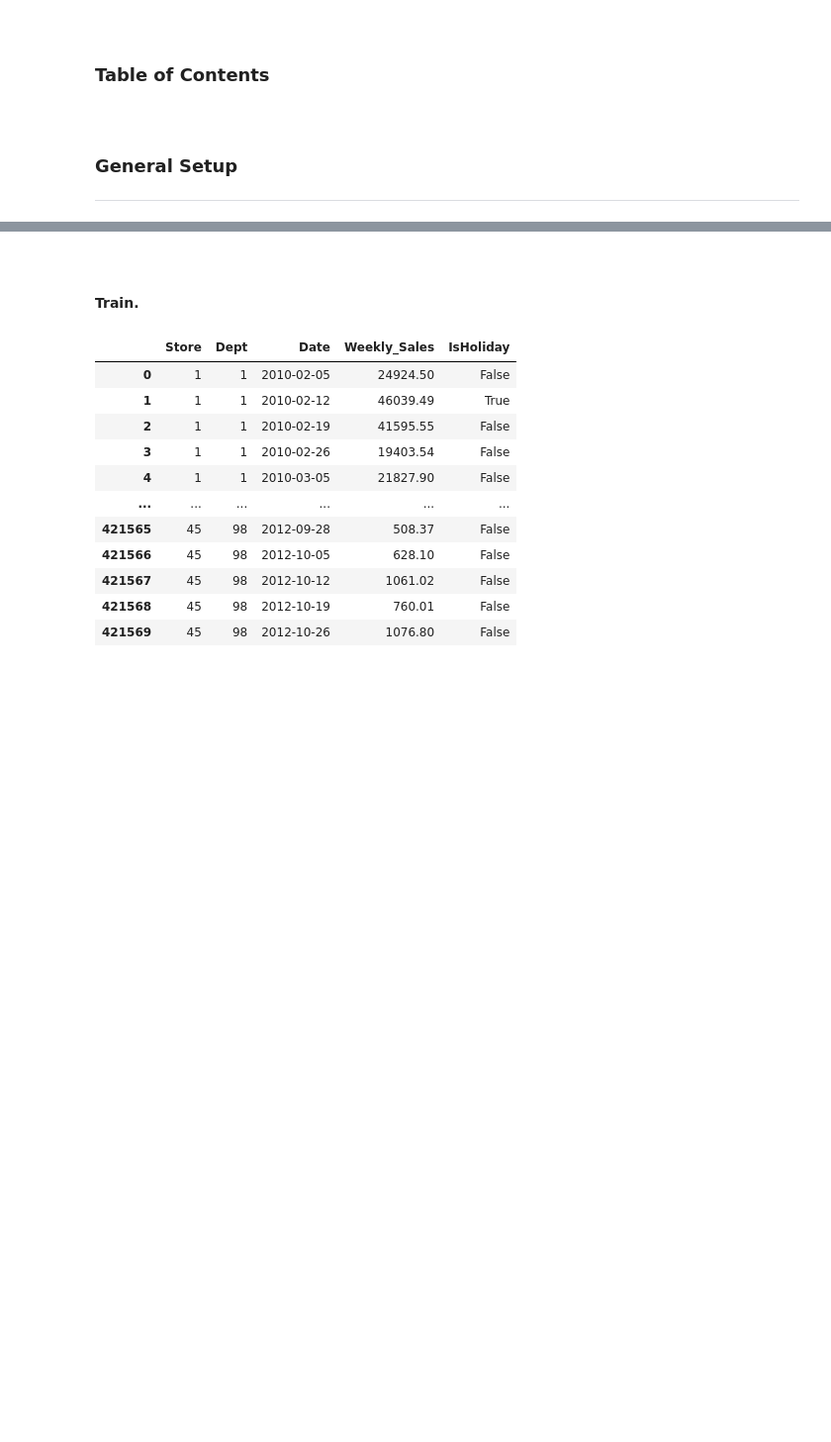
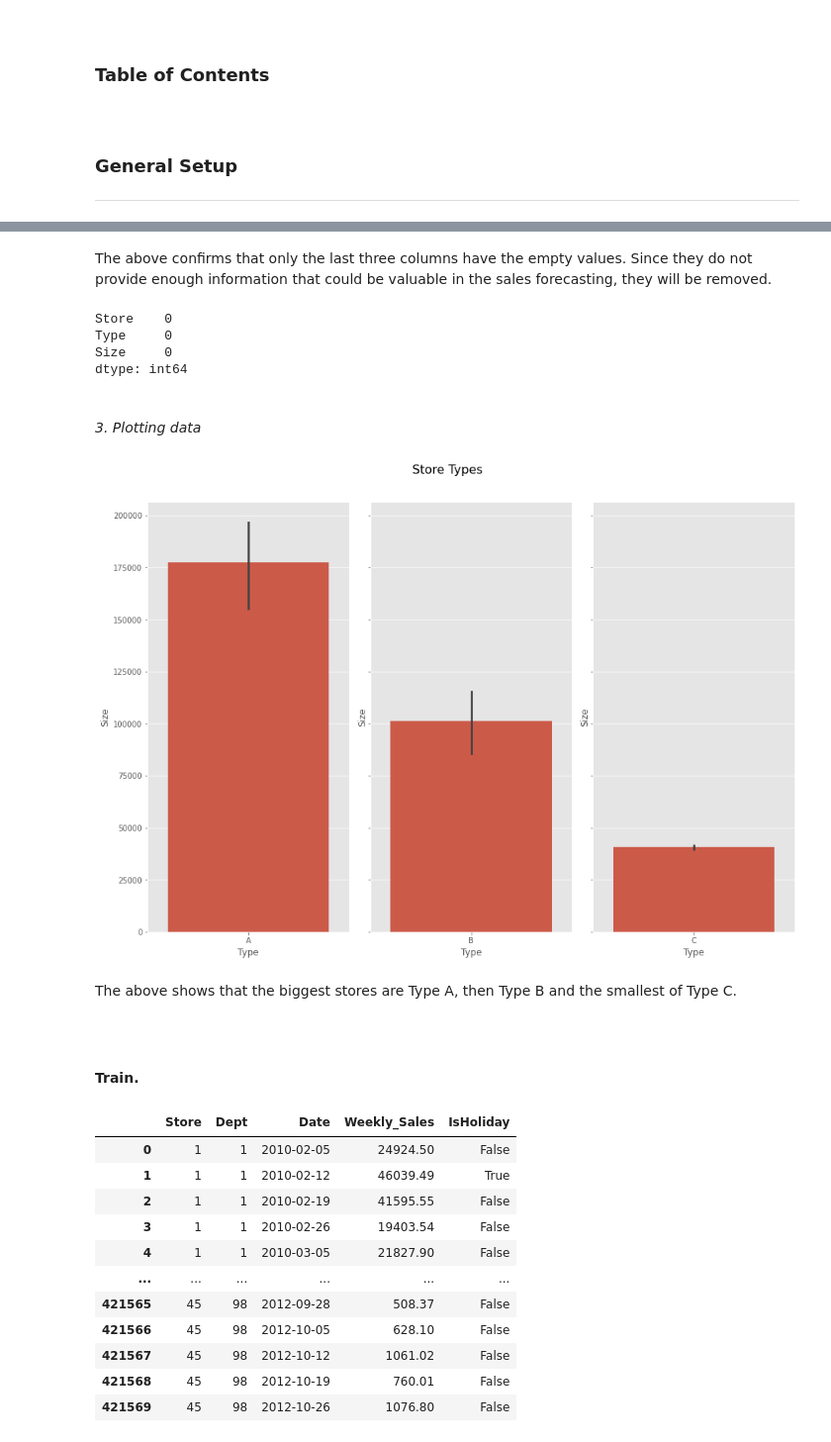
Before and after one commit to olgarozhdestvina/Sales-Forecasting, a Jupyter notebook: Sales Forecasting using Walmart Dataset.ipynb, the cells around one changed output, grey strips where cells are left out. Shown: that part at 99% size. Cells and saved outputs as stored; diff of their text form; code cells hidden in the pictures; blank space fills up the shorter version.

```diff
--- a/Sales Forecasting using Walmart Dataset.ipynb
+++ b/Sales Forecasting using Walmart Dataset.ipynb
@@ -77,3 +101,44 @@ The stores file consist of information about 45 stores, including the type and s
+# %% [markdown]
+The above confirms that only the last three columns have the empty values. Since they do not provide enough information that could be valuable in the sales forecasting, they will be removed.
+# %%
+# Remove columns with empty values.
+cleaned_stores = stores.drop(['Store A','Store B','Store C'], axis=1)
+
+# Check for empty values again.
+cleaned_stores.isnull().sum()
+# %% [output]
+Store    0
+Type     0
+Size     0
+dtype: int64
+# %% [markdown]
+<br>
+
+_3. Plotting data_
+# %%
+# Separate the stores by Type:
+A = cleaned_stores.loc[cleaned_stores.loc[:, 'Type'] == 'A']
+B = cleaned_stores.loc[cleaned_stores.loc[:, 'Type'] == 'B']
+C = cleaned_stores.loc[cleaned_stores.loc[:, 'Type'] == 'C']
+# %%
+# Create 1x3 subplots.
+fig, [ax1, ax2, ax3] = plt.subplots(1,3, sharey=True)
+fig.suptitle("Store Types", y=1.02)
+
+# Plot size for each store type.
+sns.barplot(data=A, x=A.Type, y=A.Size, ax=ax1)
+sns.barplot(data=B, x=B.Type, y=B.Size, ax=ax2)
+sns.barplot(data=C, x=C.Type, y=C.Size, ax=ax3)
+
+# Clean up whitespace padding.
+fig.tight_layout()
+
+# Display plots.
+plt.show()
+# %% [output]
+[figure, added]
+# %% [markdown]
+The above shows that the biggest stores are Type A, then Type B and the smallest of Type C.
 # %% [markdown]
 <br>
 
```
Also changed, not shown: parts of 10 cells of this notebook.
